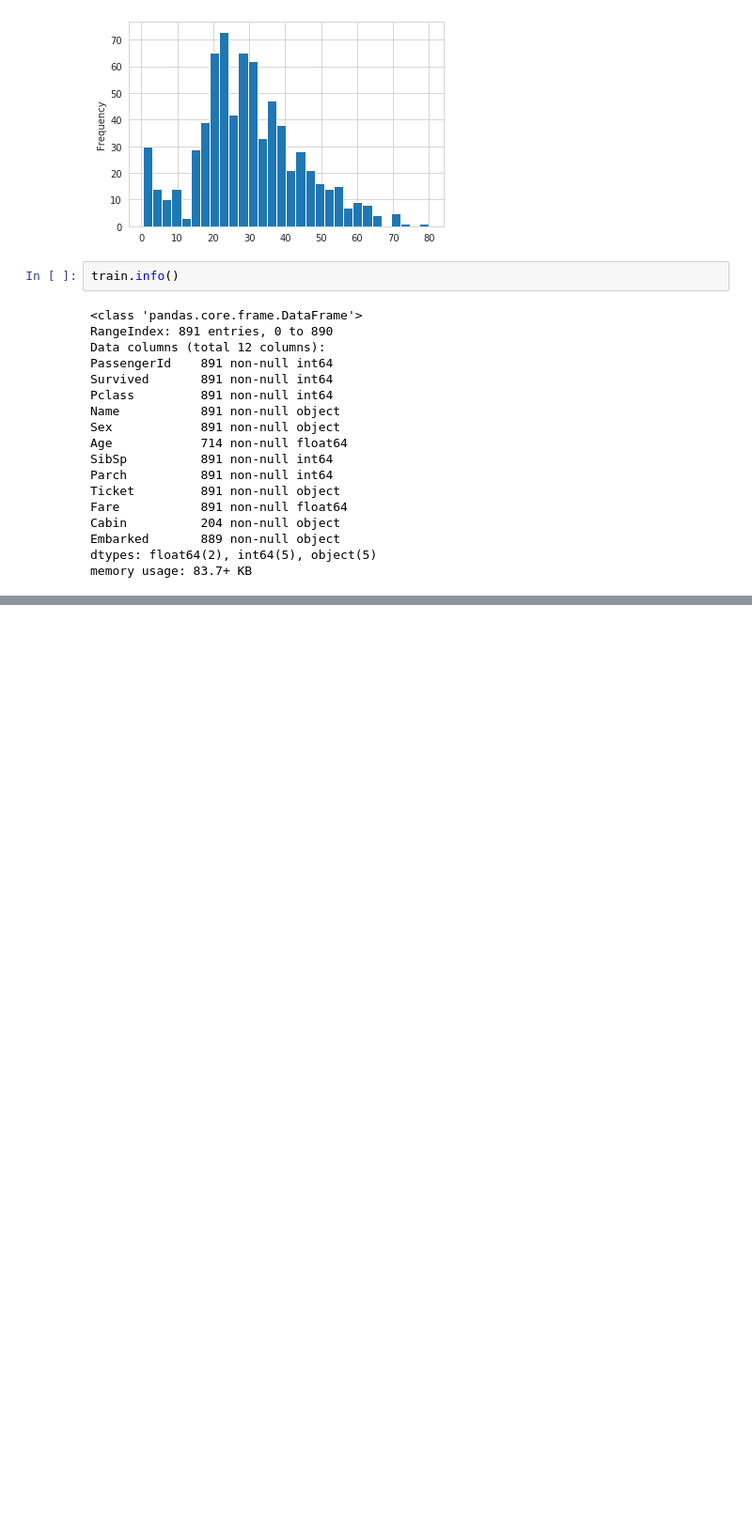
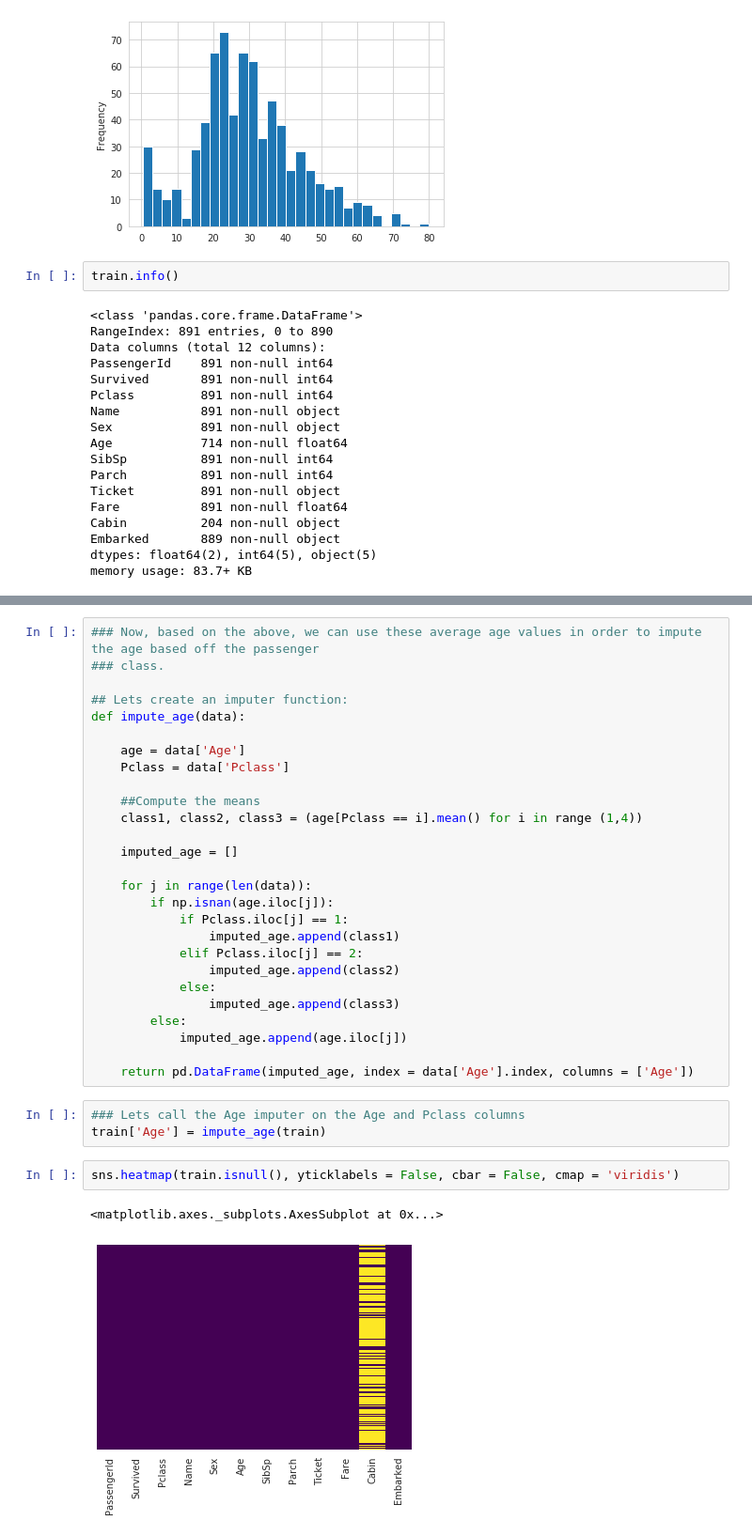
Before and after one commit to vlopez0392/Python-for-DS-and-ML-Bootcamp, a Jupyter notebook: 12-Logistic_Regression/01-Logistic_Regression_with_Python.ipynb, the cells around one changed output, grey strips where cells are left out. Shown at 94% size. Cells and saved outputs as stored; diff of their text form; blank space fills up the shorter version.

```diff
--- a/12-Logistic_Regression/01-Logistic_Regression_with_Python.ipynb
+++ b/12-Logistic_Regression/01-Logistic_Regression_with_Python.ipynb
@@ -145,0 +182,35 @@ train['Fare'].plot(kind = 'hist', bins = 30)
+# %%
+### Now, based on the above, we can use these average age values in order to impute the age based off the passenger
+### class.
+
+## Lets create an imputer function:
+def impute_age(data):
+
+    age = data['Age']
+    Pclass = data['Pclass']
+
+    ##Compute the means
+    class1, class2, class3 = (age[Pclass == i].mean() for i in range (1,4))
+
+    imputed_age = []
+
+    for j in range(len(data)):
+        if np.isnan(age.iloc[j]):
+            if Pclass.iloc[j] == 1:
+                imputed_age.append(class1)
+            elif Pclass.iloc[j] == 2:
+                imputed_age.append(class2)
+            else:
+                imputed_age.append(class3)
+        else:
+            imputed_age.append(age.iloc[j])
+
+    return pd.DataFrame(imputed_age, index = data['Age'].index, columns = ['Age'])
+# %%
+### Lets call the Age imputer on the Age and Pclass columns
+train['Age'] = impute_age(train)
+# %%
+sns.heatmap(train.isnull(), yticklabels = False, cbar = False, cmap = 'viridis')
+# %% [output]
+<matplotlib.axes._subplots.AxesSubplot at 0x...>
+[figure, added]
```
Also changed, not shown: parts of 36 cells of this notebook, 1 other file.
